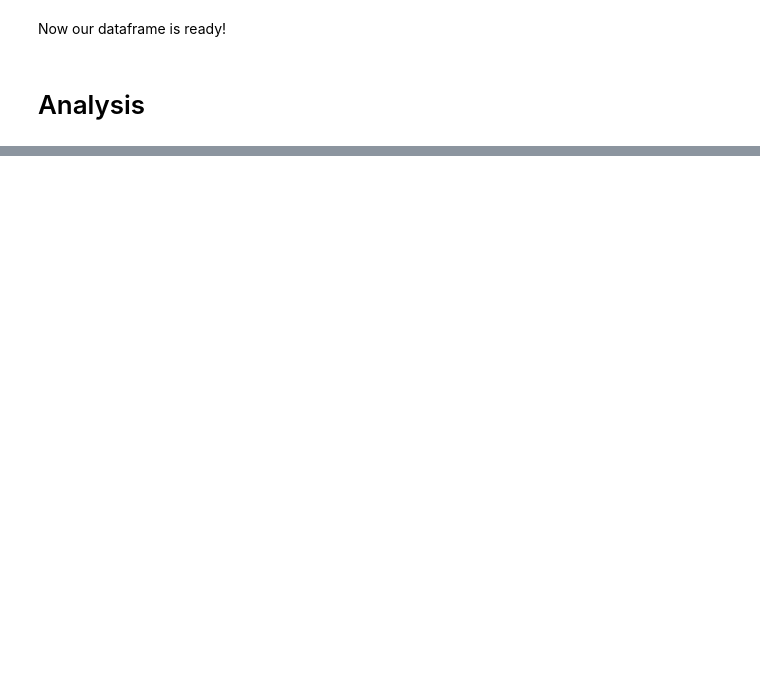
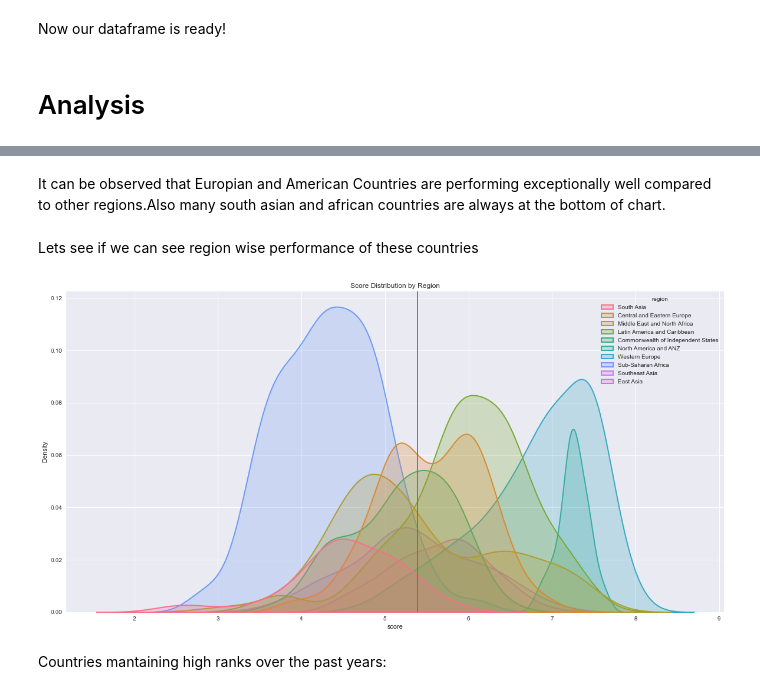
Before and after one commit to Kartik1801/EDA-Happiness-Report, a Jupyter notebook: EDA.ipynb, the cells around one changed output, grey strips where cells are left out. Drawn from its saved outputs; the diff is of its cells as text; code cells hidden in the pictures; blank space fills up the shorter version.

```diff
--- a/EDA.ipynb
+++ b/EDA.ipynb
@@ -356,3 +335,17 @@ Conclusions from Graph
+# %% [markdown]
+It can be observed that Europian and American Countries are performing exceptionally well compared to other regions.Also many south asian and african countries are always at the bottom of chart.
+# %% [markdown]
+Lets see if we can see region wise performance of these countries
+# %%
+plt.figure(figsize=(20,10))
+sns.kdeplot(eda_happy["score"],hue=eda_happy['region'], fill=True, linewidth=2)
+plt.axvline(eda_happy["score"].median())
+plt.title("Score Distribution by Region")
+plt.show()
+# %% [output]
+[figure, added]
+# %% [markdown]
+Countries mantaining high ranks over the past years:
 # %%
 # average score over the years
 np.mean(eda_happy['score'])
```
Also changed, not shown: parts of 14 cells of this notebook.
